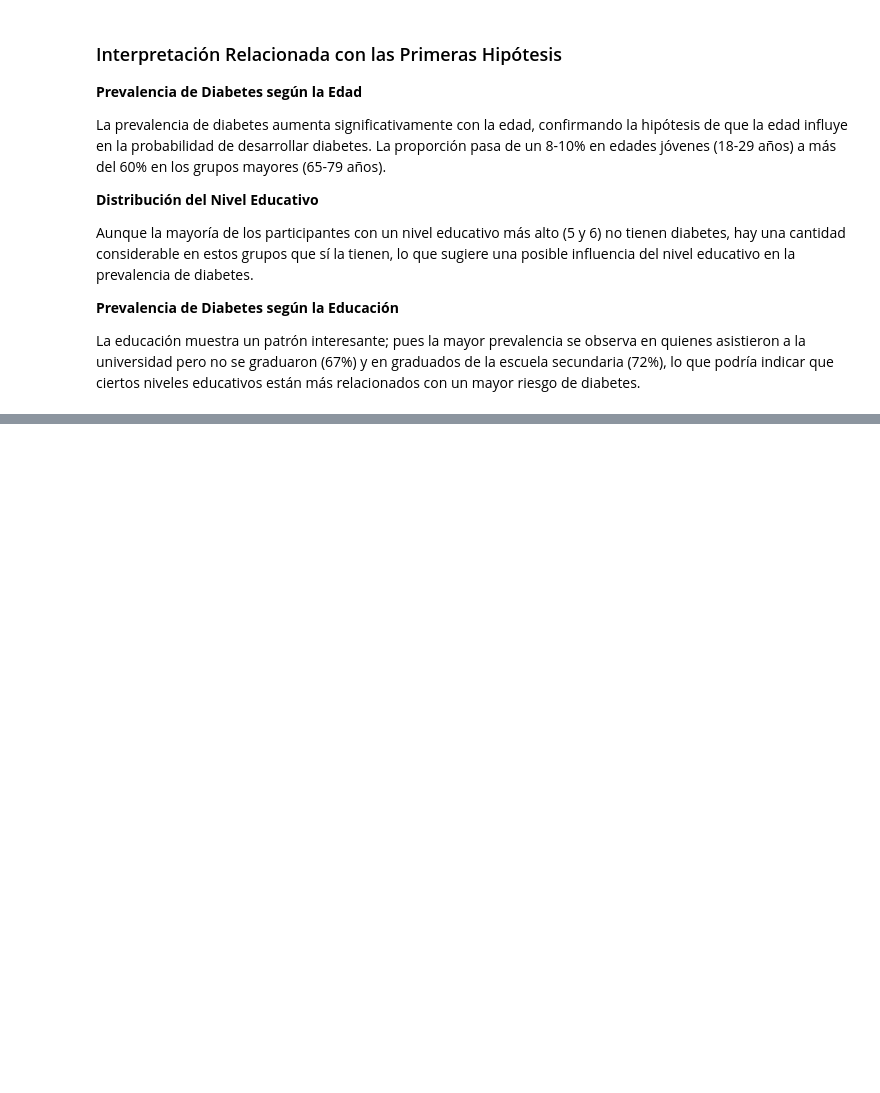
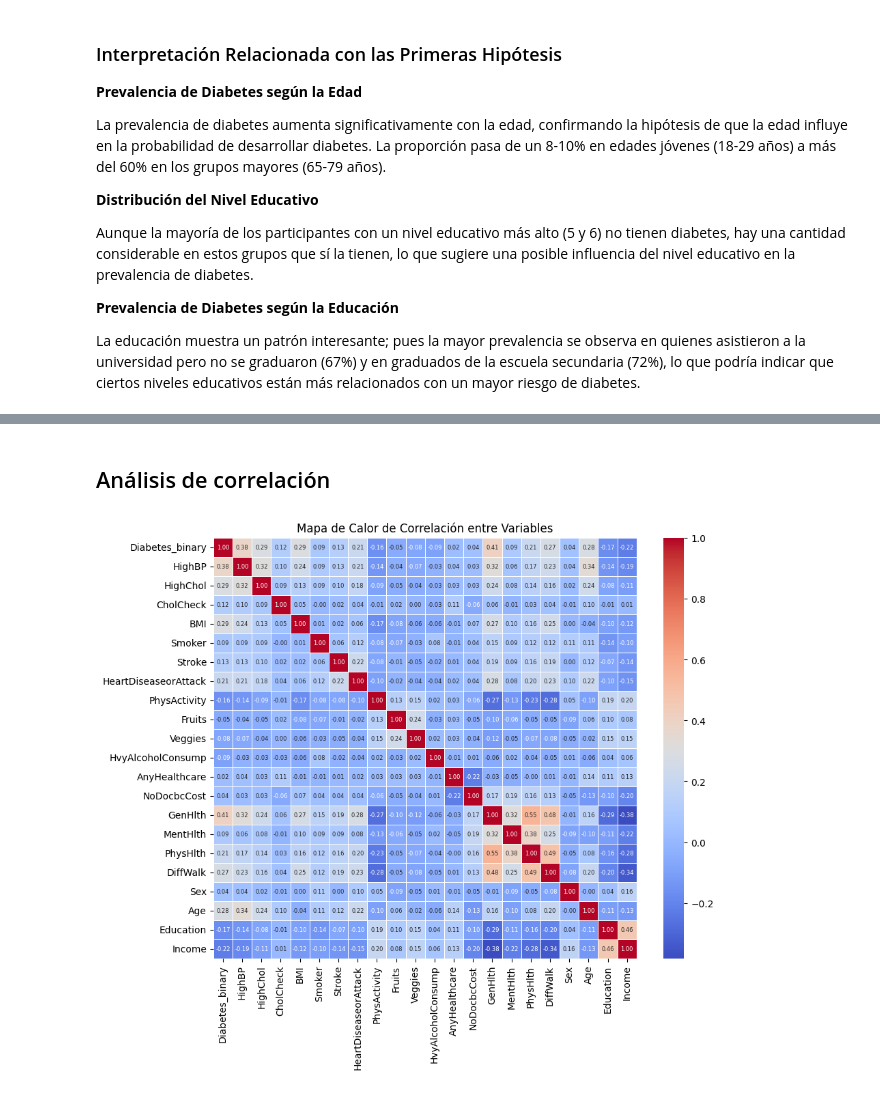
Before and after one commit to AdoCrz/ProyectoDS_ParteI_Cruz, a Jupyter notebook: ProyectoDS_ParteI_Cruz.ipynb, the cells around one changed output, grey strips where cells are left out. Saved outputs shown, nothing was run; the diff lists cells and outputs as text; code cells hidden in the pictures; blank space fills up the shorter version.

```diff
--- a/ProyectoDS_ParteI_Cruz.ipynb
+++ b/ProyectoDS_ParteI_Cruz.ipynb
@@ -367,0 +457,13 @@ La educación muestra un patrón interesante; pues la mayor prevalencia se obser
+# %% [markdown]
+## Análisis de correlación
+# %%
+## Gráfico de correlación
+
+corr = df.corr(numeric_only=True)
+plt.figure(figsize=(10, 8))
+sns.heatmap(corr, annot=True, fmt=".2f", cmap='coolwarm', linewidths=0.5, annot_kws={"size": 6})
+
+plt.title('Gráfica Correlación entre Variables')
+plt.show()
+# %% [output]
+[figure, added]
```
Also changed, not shown: parts of 8 cells of this notebook.
